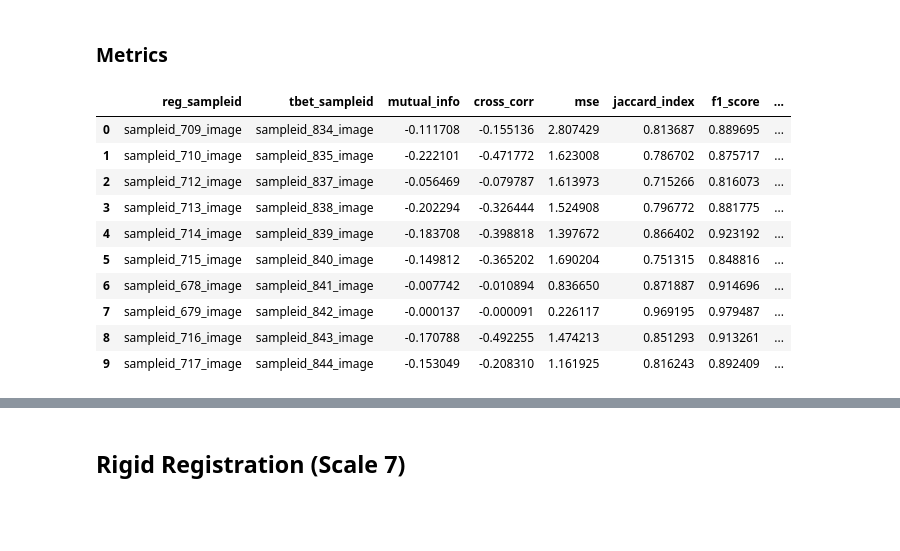
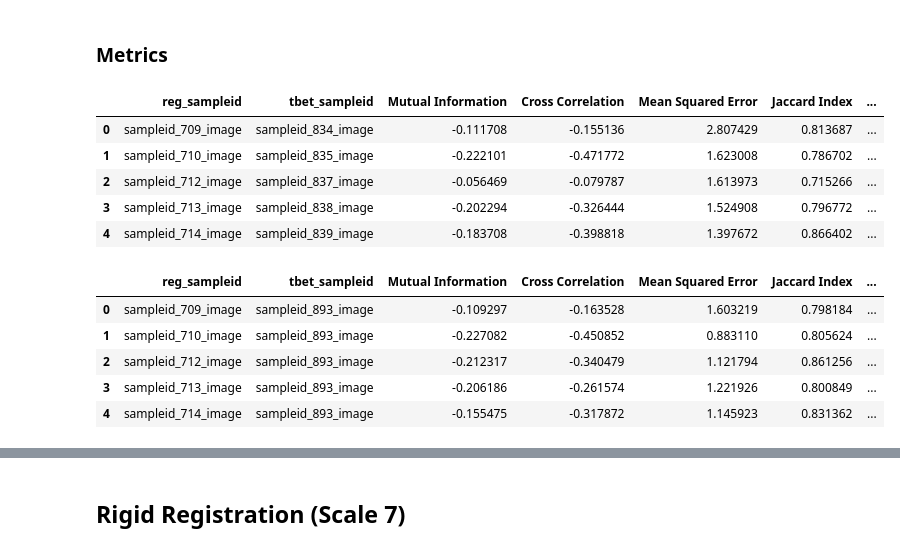
Before and after one commit to Olamiknight/WSIFIR, a Jupyter notebook: Regression_Tbet_Registration.ipynb, the cells around one changed output, grey strips where cells are left out. Drawn from its saved outputs; the diff is of its cells as text; code cells hidden in the pictures; blank space fills up the shorter version.

```diff
--- a/Regression_Tbet_Registration.ipynb
+++ b/Regression_Tbet_Registration.ipynb
@@ -456,40 +456,72 @@ def compute_metrics(fixed_image, moving_image):
 
     return mutual_info, cross_corr, mse, jaccard_index, f1, hausdoroff_distance_value
 # %%
-# Create a DataFrame to store the metrics between the registered regression images and the tbet images
-metrics_df = pd.DataFrame(columns=['reg_sampleid', 'tbet_sampleid', 'mutual_info', 'cross_corr', 'mse', 'jaccard_index', 'f1_score', 'hausdorff_distance'])
-# Loop through each image and compute the metrics
+#Create a dataframe with the regression and tbet images
+
+metrics_df = pd.DataFrame(columns=['reg_sampleid', 'tbet_sampleid', 'Mutual Information', 'Cross Correlation', 'Mean Squared Error', 'Jaccard Index', 'F1 Score', 'Hausdorff Distance'])
+
+# Loop through each image in the registered images
 
 for i, (reg_sampleid, reg_image) in enumerate(regression_images):
     # Get the corresponding tbet image
     tbet_sampleid, tbet_image = tbet_images[i]
 
-    # Compute the metrics
-    mutual_info, cross_corr, mse, jaccard_index, f1, hausdorff_distance = compute_metrics(reg_image, tbet_image)
+    # Compute metrics
+    mutual_info, cross_corr, mse, jaccard_index, f1, hausdorff_distance_value = compute_metrics(reg_image, tbet_image)
 
-    # Append the metrics to the DataFrame
+    # Concantenate to the dataframe
     metrics_df = pd.concat([metrics_df, pd.DataFrame({
         'reg_sampleid': [reg_sampleid],
         'tbet_sampleid': [tbet_sampleid],
-        'mutual_info': [mutual_info],
-        'cross_corr': [cross_corr],
-        'mse': [mse],
-        'jaccard_index': [jaccard_index],
-        'f1_score': [f1],
-        'hausdorff_distance': [hausdorff_distance]
+        'Mutual Information': [mutual_info],
+        'Cross Correlation': [cross_corr],
+        'Mean Squared Error': [mse],
+        'Jaccard Index': [jaccard_index],
+        'F1 Score': [f1],
+        'Hausdorff Distance': [hausdorff_distance_value]
     })], ignore_index=True)
 
-metrics_df.head(10)
+
+metrics_df.head(5)
 # %% [output]
-|  | reg_sampleid | tbet_sampleid | mutual_info | cross_corr | mse | jaccard_index | f1_score | ... |
-| 0 | sampleid_709_image | sampleid_834_image | -0.111708 | -0.155136 | 2.807429 | 0.813687 | 0.889695 | ... |
-| 1 | sampleid_710_image | sampleid_835_image | -0.222101 | -0.471772 | 1.623008 | 0.786702 | 0.875717 | ... |
-| 2 | sampleid_712_image | sampleid_837_image | -0.056469 | -0.079787 | 1.613973 | 0.715266 | 0.816073 | ... |
-| 3 | sampleid_713_image | sampleid_838_image | -0.202294 | -0.326444 | 1.524908 | 0.796772 | 0.881775 | ... |
-| 4 | sampleid_714_image | sampleid_839_image | -0.183708 | -0.398818 | 1.397672 | 0.866402 | 0.923192 | ... |
-| 5 | sampleid_715_image | sampleid_840_image | -0.149812 | -0.365202 | 1.690204 | 0.751315 | 0.848816 | ... |
-| 6 | sampleid_678_image | sampleid_841_image | -0.007742 | -0.010894 | 0.836650 | 0.871887 | 0.914696 | ... |
-| 7 | sampleid_679_image | sampleid_842_image | -0.000137 | -0.000091 | 0.226117 | 0.969195 | 0.979487 | ... |
-| 8 | sampleid_716_image | sampleid_843_image | -0.170788 | -0.492255 | 1.474213 | 0.851293 | 0.913261 | ... |
-| 9 | sampleid_717_image | sampleid_844_image | -0.153049 | -0.208310 | 1.161925 | 0.816243 | 0.892409 | ... |
+|  | reg_sampleid | tbet_sampleid | Mutual Information | Cross Correlation | Mean Squared Error | Jaccard Index | ... |
+| 0 | sampleid_709_image | sampleid_834_image | -0.111708 | -0.155136 | 2.807429 | 0.813687 | ... |
+| 1 | sampleid_710_image | sampleid_835_image | -0.222101 | -0.471772 | 1.623008 | 0.786702 | ... |
+| 2 | sampleid_712_image | sampleid_837_image | -0.056469 | -0.079787 | 1.613973 | 0.715266 | ... |
+| 3 | sampleid_713_image | sampleid_838_image | -0.202294 | -0.326444 | 1.524908 | 0.796772 | ... |
+| 4 | sampleid_714_image | sampleid_839_image | -0.183708 | -0.398818 | 1.397672 | 0.866402 | ... |
+# %%
+#Create a dataframe for the registered images and regression images
+metrics_registered_images_df = pd.DataFrame(columns=['reg_sampleid', 'tbet_sampleid', 'Mutual Information', 'Cross Correlation', 'Mean Squared Error', 'Jaccard Index', 'F1 Score', 'Hausdorff Distance'])
+# Loop through each image in the registered images
+
+for i, (reg_sampleid, reg_image) in enumerate(registered_images.items()):
+    # Get the corresponding regression image
+    reg_sampleid, reg_image = regression_images[i]
+
+#Compute metrics
+    mutual_info, cross_corr, mse, jaccard_index, f1, hausdorff_distance_value = compute_metrics(reg_image, registered_image)
+
+
+ # Concatenate to the dataframe
+    metrics_registered_images_df = pd.concat([metrics_registered_images_df, pd.DataFrame({
+            'reg_sampleid': [reg_sampleid],
+            'tbet_sampleid': [tbet_sampleid],
+            'Mutual Information': [mutual_info],
+            'Cross Correlation': [cross_corr],
+            'Mean Squared Error': [mse],
+            'Jaccard Index': [jaccard_index],
+            'F1 Score': [f1],
+            'Hausdorff Distance': [hausdorff_distance_value]
+        })], ignore_index=True)
+
+
+metrics_registered_images_df.head(5)
+# %% [output]
+|  | reg_sampleid | tbet_sampleid | Mutual Information | Cross Correlation | Mean Squared Error | Jaccard Index | ... |
+| 0 | sampleid_709_image | sampleid_893_image | -0.109297 | -0.163528 | 1.603219 | 0.798184 | ... |
+| 1 | sampleid_710_image | sampleid_893_image | -0.227082 | -0.450852 | 0.883110 | 0.805624 | ... |
+| 2 | sampleid_712_image | sampleid_893_image | -0.212317 | -0.340479 | 1.121794 | 0.861256 | ... |
+| 3 | sampleid_713_image | sampleid_893_image | -0.206186 | -0.261574 | 1.221926 | 0.800849 | ... |
+| 4 | sampleid_714_image | sampleid_893_image | -0.155475 | -0.317872 | 1.145923 | 0.831362 | ... |
 # %%
```
Also changed, not shown: parts of 30 cells of this notebook, 1 other file.
